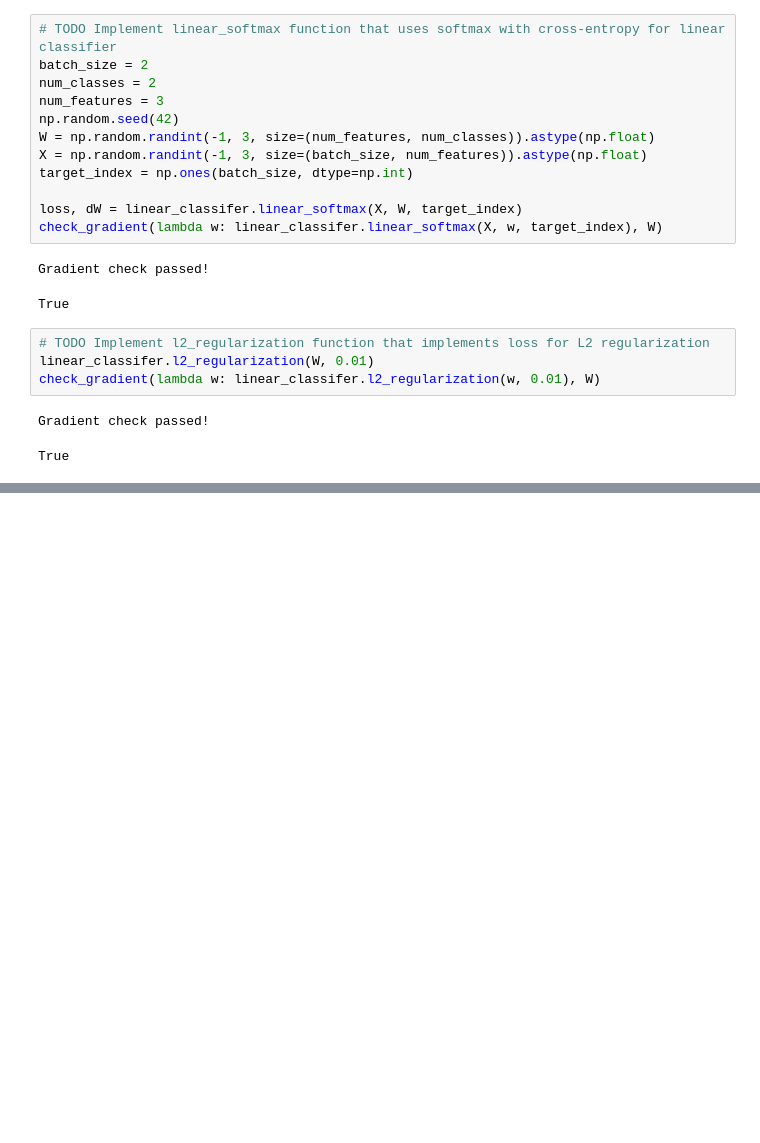
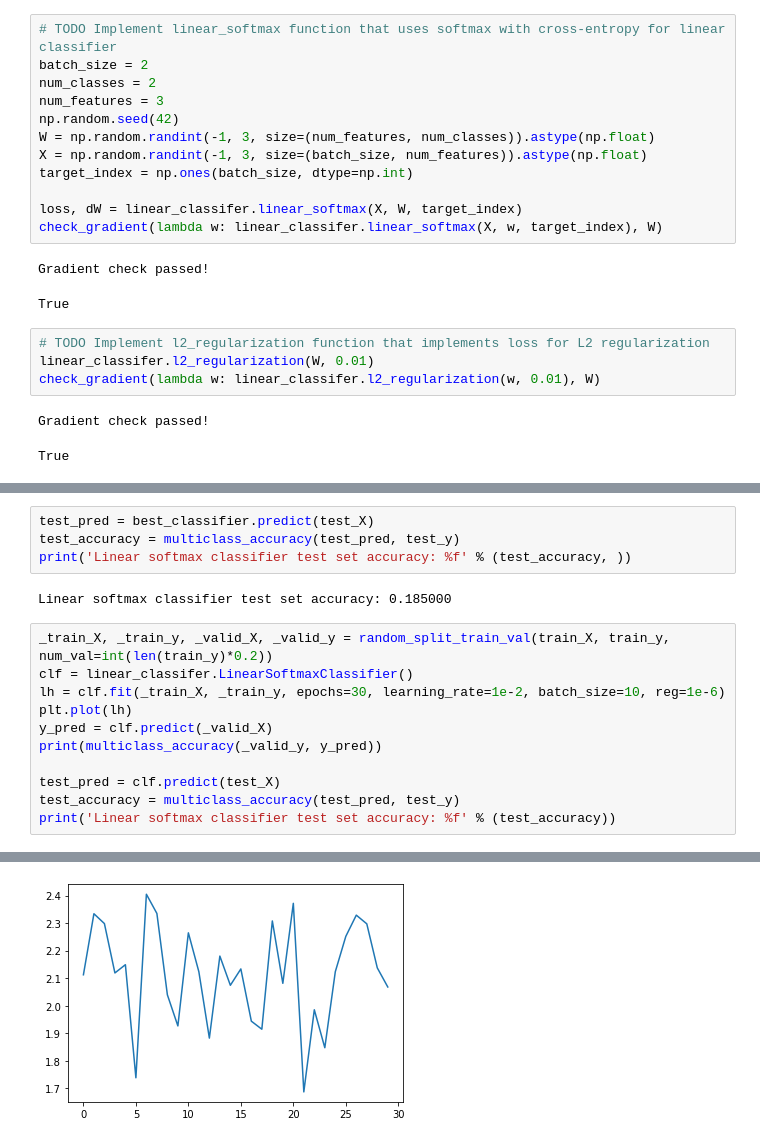
Before and after one commit to VadimAspirin/dl, a Jupyter notebook: assignment1/Linear_classifier.ipynb, the cells around one changed output, grey strips where cells are left out. Cells and saved outputs as stored; diff of their text form; blank space fills up the shorter version.

Commit message:
update linear_classifer (end ver)

```diff
--- a/assignment1/Linear_classifier.ipynb
+++ b/assignment1/Linear_classifier.ipynb
@@ -193,0 +223,18 @@ array([[ 1,  4],
+# %%
+test_pred = best_classifier.predict(test_X)
+test_accuracy = multiclass_accuracy(test_pred, test_y)
+print('Linear softmax classifier test set accuracy: %f' % (test_accuracy, ))
+# %% [output]
+Linear softmax classifier test set accuracy: 0.185000
+# %%
+_train_X, _train_y, _valid_X, _valid_y = random_split_train_val(train_X, train_y, num_val=int(len(train_y)*0.2))
+clf = linear_classifer.LinearSoftmaxClassifier()
+lh = clf.fit(_train_X, _train_y, epochs=30, learning_rate=1e-2, batch_size=10, reg=1e-6)
+plt.plot(lh)
+y_pred = clf.predict(_valid_X)
+print(multiclass_accuracy(_valid_y, y_pred))
+
+test_pred = clf.predict(test_X)
+test_accuracy = multiclass_accuracy(test_pred, test_y)
+print('Linear softmax classifier test set accuracy: %f' % (test_accuracy))
+# %% [output]
@@ -193,0 +258 @@ array([[ 1,  4],
+[figure, added]
```
Also changed, not shown: parts of 14 cells of this notebook, 1 other file.
